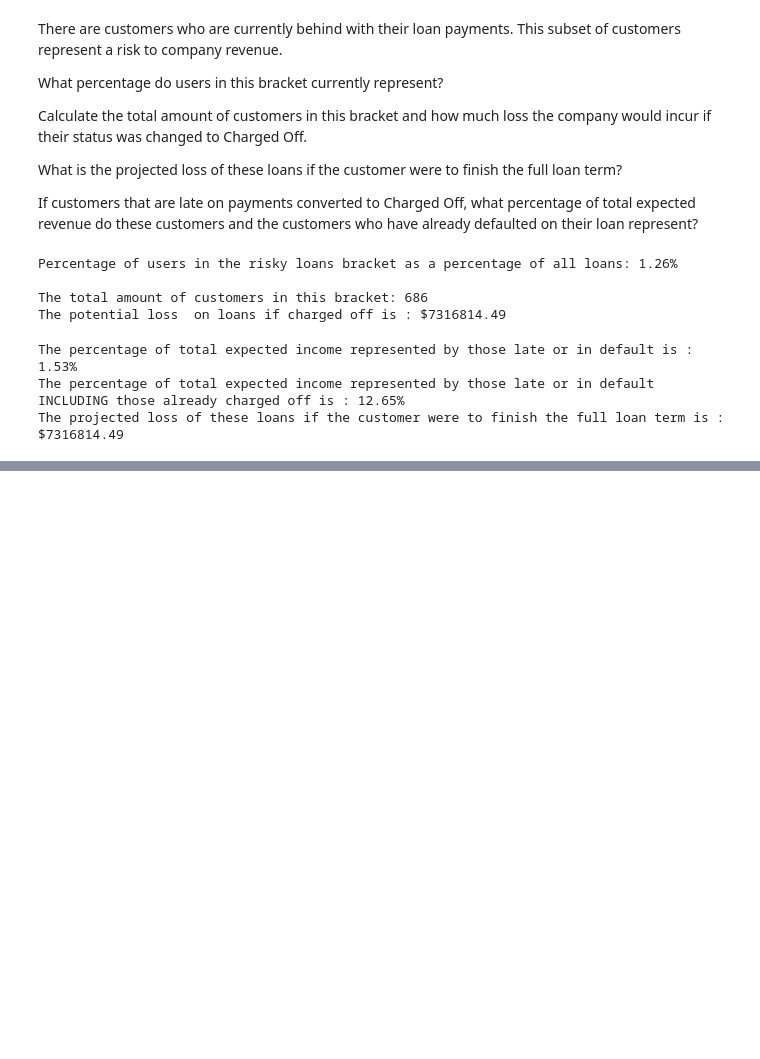
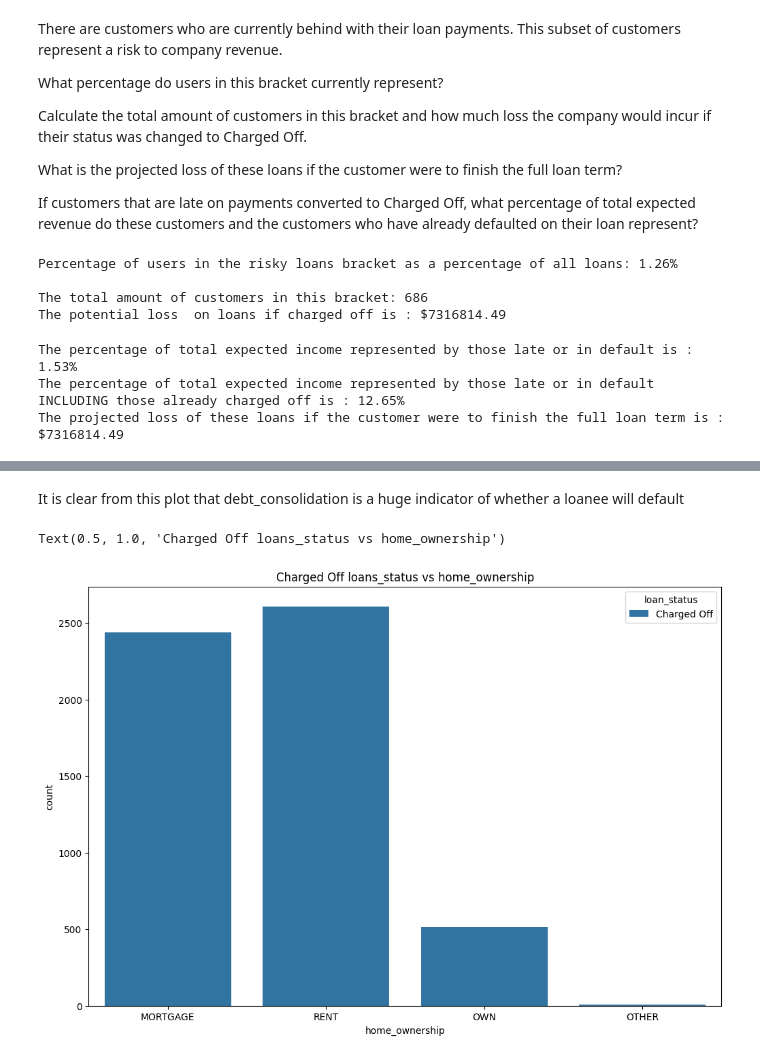
Before and after one commit to balany1/exploratory-data-analysis---customer-loans-in-finance152, a Jupyter notebook: analysis.ipynb, the cells around one changed output, grey strips where cells are left out. Saved outputs shown, nothing was run; the diff lists cells and outputs as text; code cells hidden in the pictures; blank space fills up the shorter version.

```diff
--- a/analysis.ipynb
+++ b/analysis.ipynb
@@ -303,0 +334,10 @@ The projected loss of these loans if the customer were to finish the full loan t
+# %% [markdown]
+It is clear from this plot that debt_consolidation is a huge indicator of whether a loanee will default
+# %%
+# Let's see the relationship between Charged Off loans_status and home_ownership
+fig, ax = plt.subplots(figsize=(12,8))
+sns.countplot(x='home_ownership', hue='loan_status', data=df_charged_off)
+plt.title("Charged Off loans_status vs home_ownership")
+# %% [output]
+Text(0.5, 1.0, 'Charged Off loans_status vs home_ownership')
+[figure, added]
```
Also changed, not shown: parts of 16 cells of this notebook, 3 other files.
